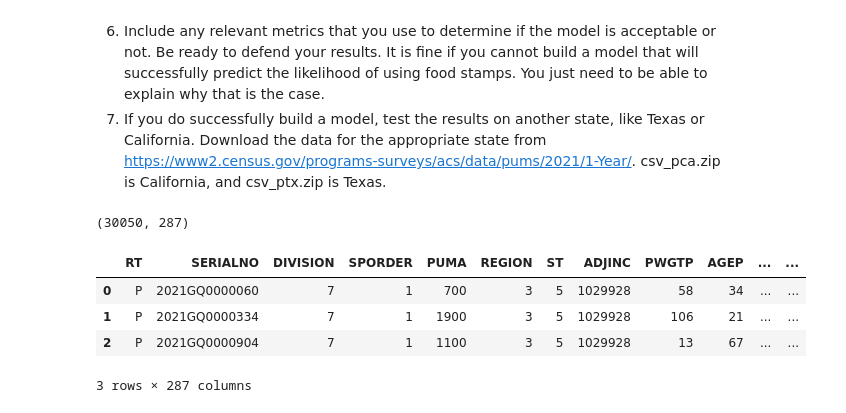
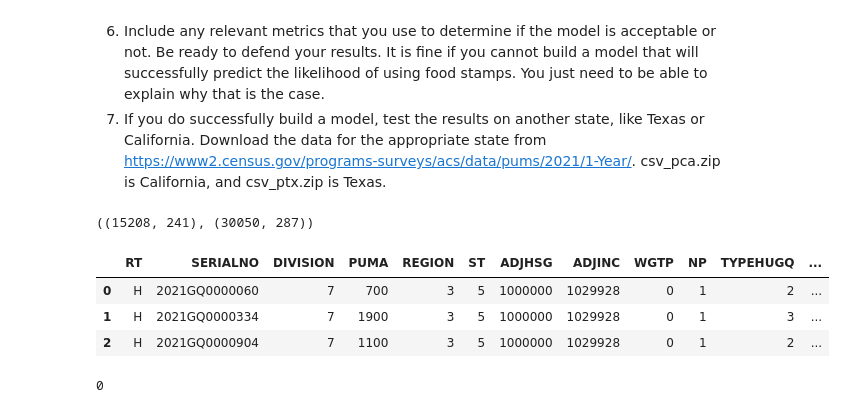
Before and after one commit to qSergio/techy_food, a Jupyter notebook: Food_census.ipynb, the cells around one changed output. Saved outputs shown, nothing was run; the diff lists cells and outputs as text; code cells hidden in the pictures.

```diff
--- a/Food_census.ipynb
+++ b/Food_census.ipynb
@@ -14,17 +14,26 @@ Be ready to defend your results. It is fine if you cannot build a model that wil
 7. If you do successfully build a model, test the results on another state, like Texas or California.  Download the data for the appropriate state from https://www2.census.gov/programs-surveys/acs/data/pums/2021/1-Year/.  csv_pca.zip is California, and csv_ptx.zip is Texas.
 # %%
 import pandas as pd
+
+pd.set_option('max_colwidth', None)
+pd.set_option('display.max_columns', None)
+pd.set_option('display.max_rows', None)
 # %%
 df = pd.read_csv('psam_p05.csv')
+# %%
+dfh = pd.read_csv('psam_house05.csv')
 # %%
-df.shape
+dfh.shape, df.shape
 # %% [output]
-(30050, 287)
+((15208, 241), (30050, 287))
 # %%
-df.head(3)
+dfh.head(3)
 # %% [output]
-|  | RT | SERIALNO | DIVISION | SPORDER | PUMA | REGION | ST | ADJINC | PWGTP | AGEP | ... | ... |
-| 0 | P | 2021GQ0000060 | 7 | 1 | 700 | 3 | 5 | 1029928 | 58 | 34 | ... | ... |
-| 1 | P | 2021GQ0000334 | 7 | 1 | 1900 | 3 | 5 | 1029928 | 106 | 21 | ... | ... |
-| 2 | P | 2021GQ0000904 | 7 | 1 | 1100 | 3 | 5 | 1029928 | 13 | 67 | ... | ... |
+|  | RT | SERIALNO | DIVISION | PUMA | REGION | ST | ADJHSG | ADJINC | WGTP | NP | TYPEHUGQ | ... |
+| 0 | H | 2021GQ0000060 | 7 | 700 | 3 | 5 | 1000000 | 1029928 | 0 | 1 | 2 | ... |
+| 1 | H | 2021GQ0000334 | 7 | 1900 | 3 | 5 | 1000000 | 1029928 | 0 | 1 | 3 | ... |
+| 2 | H | 2021GQ0000904 | 7 | 1100 | 3 | 5 | 1000000 | 1029928 | 0 | 1 | 2 | ... |
-3 rows × 287 columns
+# %%
+dfh['SERIALNO'].isnull().sum()
+# %% [output]
+0
```
Also changed, not shown: parts of 12 cells of this notebook.
